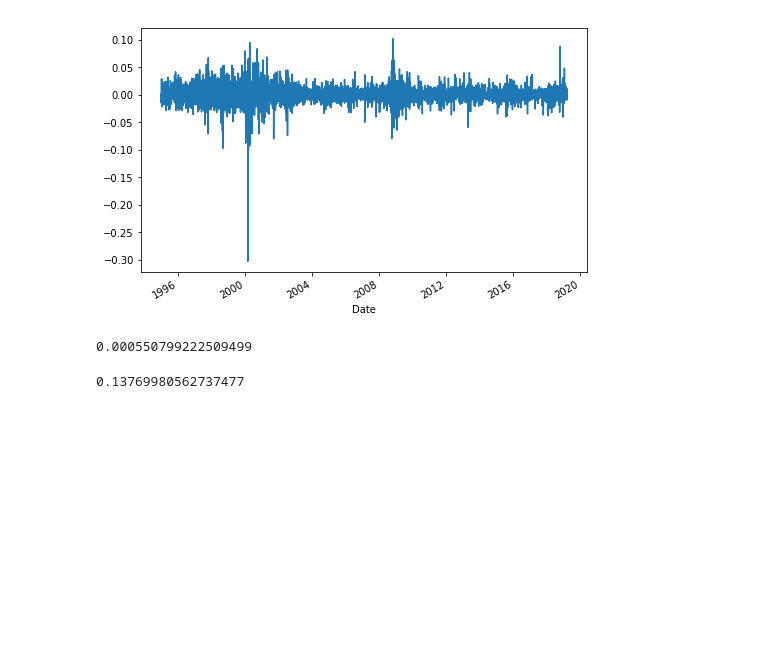
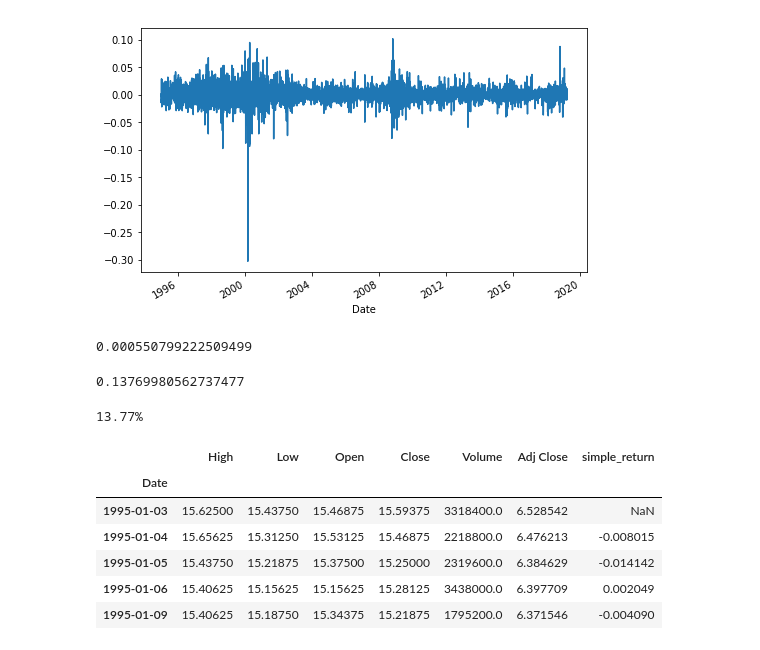
Before and after one commit to aminhp93/python-for-finance-investment-fundamentals-data-analytics, a Jupyter notebook: 054-applied-finance.ipynb, the cells around one changed output. Saved outputs shown, nothing was run; the diff lists cells and outputs as text; code cells hidden in the pictures; blank space fills up the shorter version.

```diff
--- a/054-applied-finance.ipynb
+++ b/054-applied-finance.ipynb
@@ -68,3 +68,17 @@ avg_returns_a = PG['simple_return'].mean() * 250
 avg_returns_a
 # %% [output]
 0.13769980562737477
+# %%
+print(str(round(avg_returns_a, 5) * 100) + '%')
+# %% [output]
+13.77%
+# %%
+PG.head()
+# %% [output]
+|  | High | Low | Open | Close | Volume | Adj Close | simple_return |
+| Date |  |  |  |  |  |  |  |
+| 1995-01-03 | 15.62500 | 15.43750 | 15.46875 | 15.59375 | 3318400.0 | 6.528542 | NaN |
+| 1995-01-04 | 15.65625 | 15.31250 | 15.53125 | 15.46875 | 2218800.0 | 6.476213 | -0.008015 |
+| 1995-01-05 | 15.43750 | 15.21875 | 15.37500 | 15.25000 | 2319600.0 | 6.384629 | -0.014142 |
+| 1995-01-06 | 15.40625 | 15.15625 | 15.15625 | 15.28125 | 3438000.0 | 6.397709 | 0.002049 |
+| 1995-01-09 | 15.40625 | 15.18750 | 15.34375 | 15.21875 | 1795200.0 | 6.371546 | -0.004090 |
```
Also changed, not shown: parts of 5 cells of this notebook, 1 other file.
